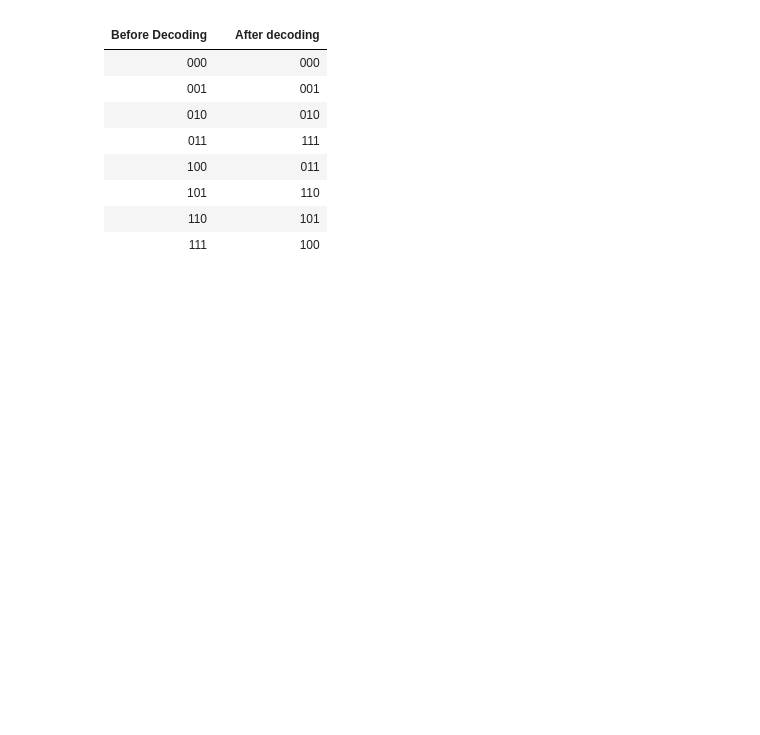
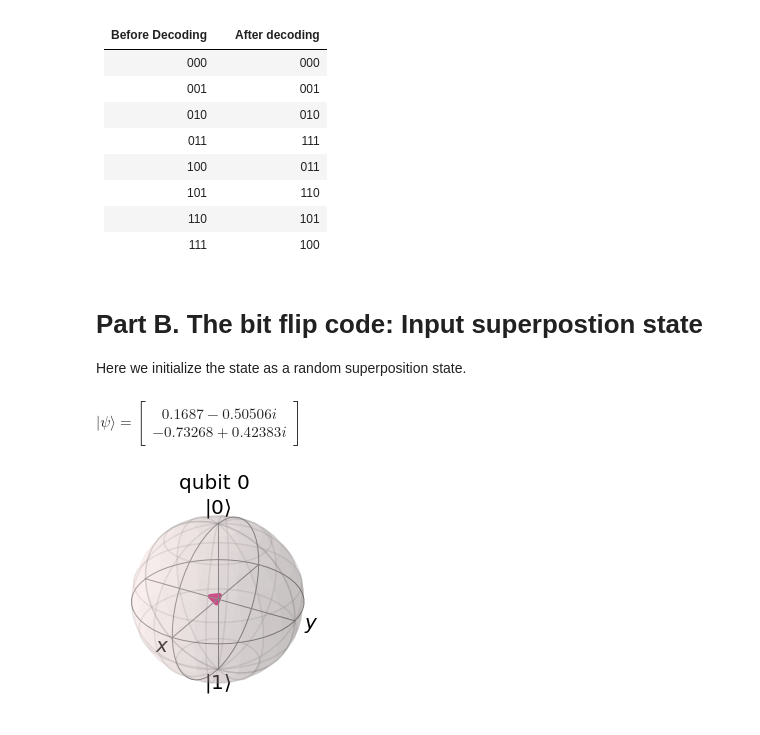
Before and after one commit to Hui-Ying/Qiskit, a Jupyter notebook: The bit flip code.ipynb, the cells around one changed output. Drawn from its saved outputs; the diff is of its cells as text; code cells hidden in the pictures; blank space fills up the shorter version.

```diff
--- a/The bit flip code.ipynb
+++ b/The bit flip code.ipynb
@@ -101,3 +108,6 @@ The probability of the decoding result also depends on the probability of the er
 | 101 | |110 |
 | 110 | |101 |
 | 111 | |100 |
+# %% [markdown]
+# Part B. The bit flip code: Input  superpostion state
+Here we initialize the state as a random superposition state.
@@ -103,0 +120,17 @@ The probability of the decoding result also depends on the probability of the er
+# %%
+# Create random 1-qubit state
+psi_random = random_state(1)
+
+# Display it nicely
+array_to_latex(psi_random, pretext="|\\psi\\rangle =")
+
+# Show it on a Bloch sphere
+plot_bloch_multivector(psi_random)
+# %% [output]
+$\displaystyle
+|\psi\rangle =\begin{bmatrix}
+0.1687 - 0.50506i \\
+-0.73268 + 0.42383i
+\end{bmatrix}
+$
+[figure, added]
```
Also changed, not shown: parts of 20 cells of this notebook.
